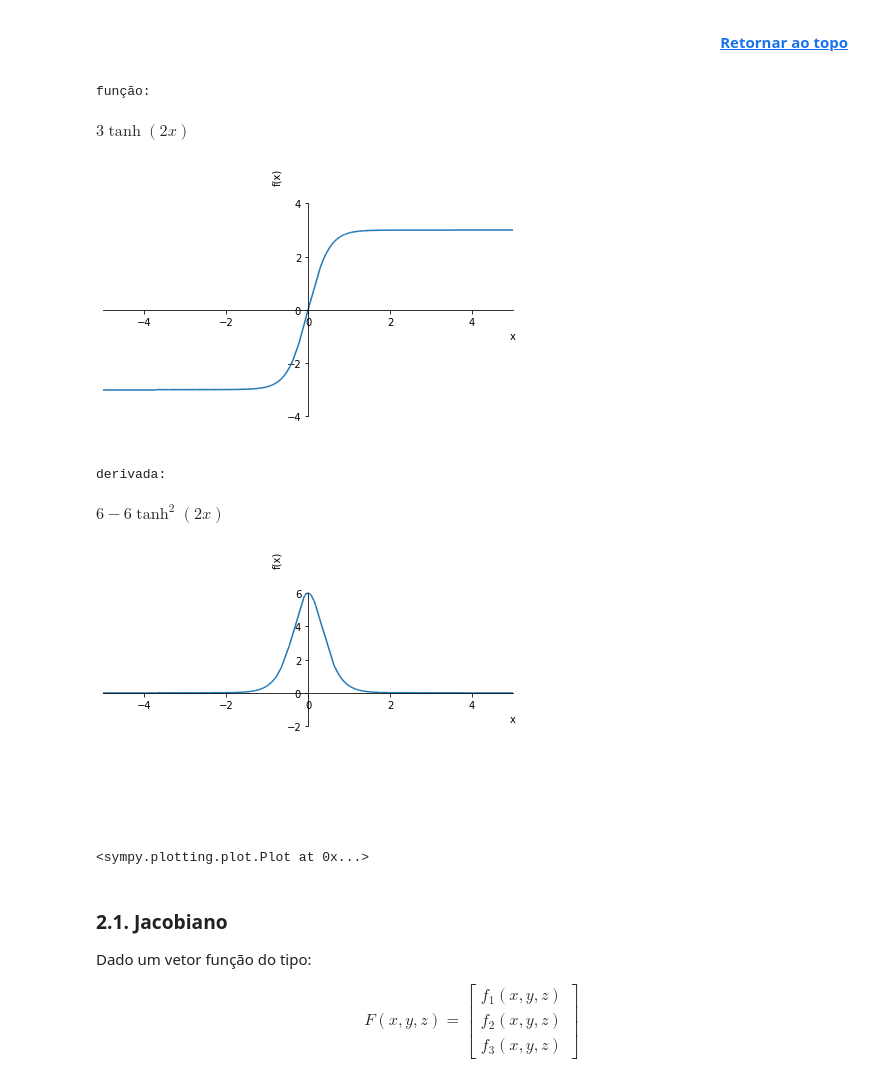
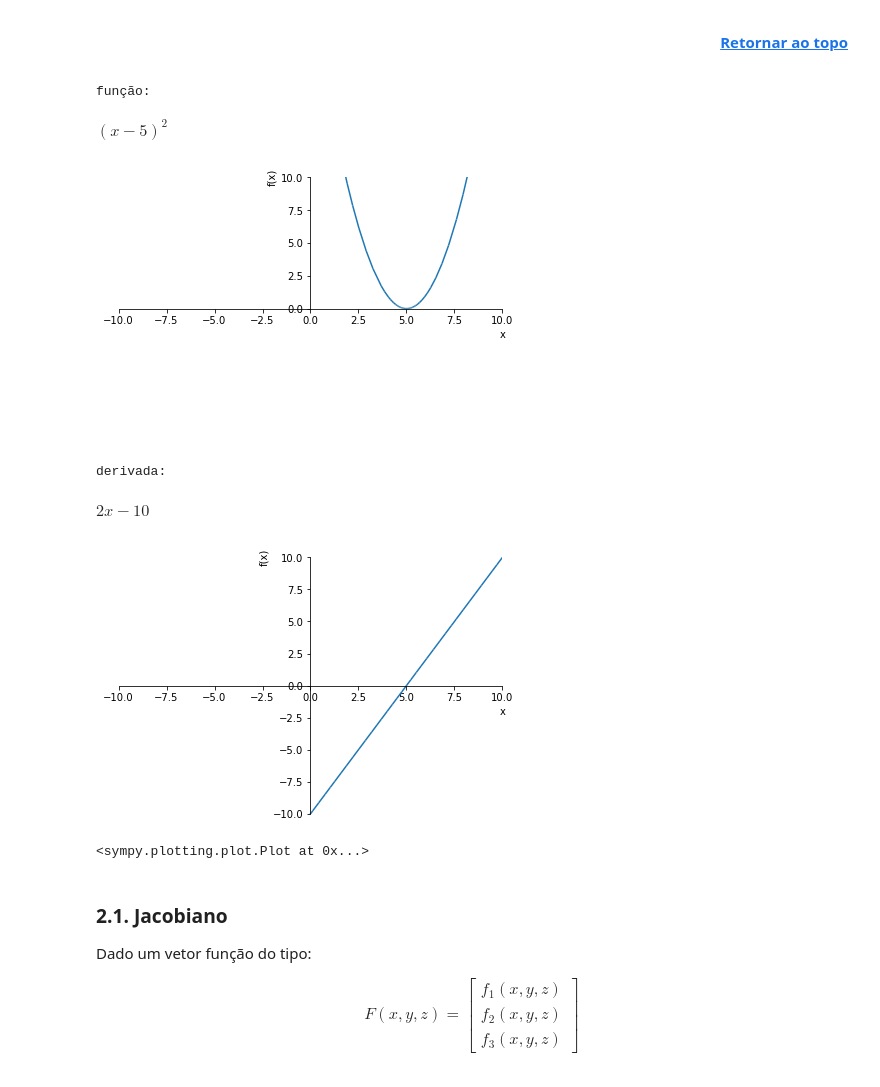
Before and after one commit to fccarvalho2/Deep-Learning, a Jupyter notebook: Resumo_1.ipynb, the cells around one changed output. Drawn from its saved outputs; the diff is of its cells as text; code cells hidden in the pictures.

```diff
--- a/Resumo_1.ipynb
+++ b/Resumo_1.ipynb
@@ -256,29 +256,29 @@ Para outras derivadas, o código abaixo pode ser utilizado.
 # %%
 %matplotlib inline
 # Script para plotar funções e derivadas
-x, y, y1 = sp.symbols('x y ') #Se precisar de mais variáveis, inserir aqui. ex: x, y, z = sp.symbols('x y z')
+x, y, b = sp.symbols('x y b') #Se precisar de mais variáveis, inserir aqui. ex: x, y, z = sp.symbols('x y z')
 
 # Digite aqui a função que você deseja plotar. Não use numpy (np), use sympy (sp)
 #y = 1/(1+sp.exp(-x))
-y = 3*sp.tanh(2*x)
+y = (x-5)**2
 
 # Derivada de y em função de x
 dy = y.diff(x)
 
 # Altere os limites abaixo para poder plotar a reta desejada
 print("função:")
 display(y)
-sp.plotting.plot(y, xlim=(-5,5), ylim=(-5,5))
+sp.plotting.plot(y, xlim=(-10,10), ylim=(-10,10))
 print("derivada:")
 display(dy)
-sp.plotting.plot(dy, xlim=(-5,5), ylim=(-8,8))
+sp.plotting.plot(dy, xlim=(-10,10), ylim=(-10,10))
 # %% [output]
 função:
-$\displaystyle 3 \tanh{\left(2 x \right)}$
+$\displaystyle \left(x - 5\right)^{2}$
-[figure, old version]
+[figure, new version]
 derivada:
-$\displaystyle 6 - 6 \tanh^{2}{\left(2 x \right)}$
+$\displaystyle 2 x - 10$
-[figure, old version]
+[figure, new version]
 <sympy.plotting.plot.Plot at 0x...>
 # %% [markdown]
 ### 2.1. Jacobiano <a id = "Jacobiano"></a>
```
Also changed, not shown: parts of 1 cell of this notebook, 2 other files.
